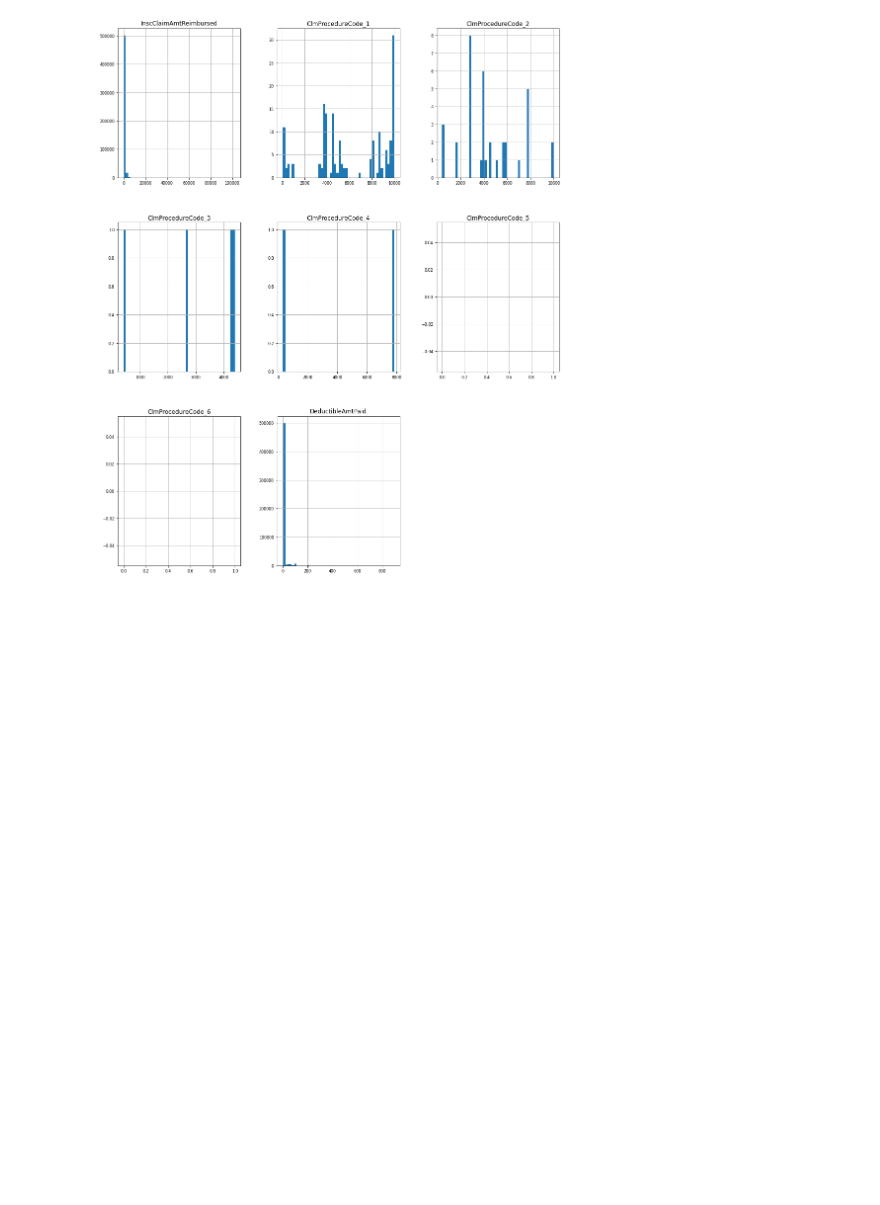
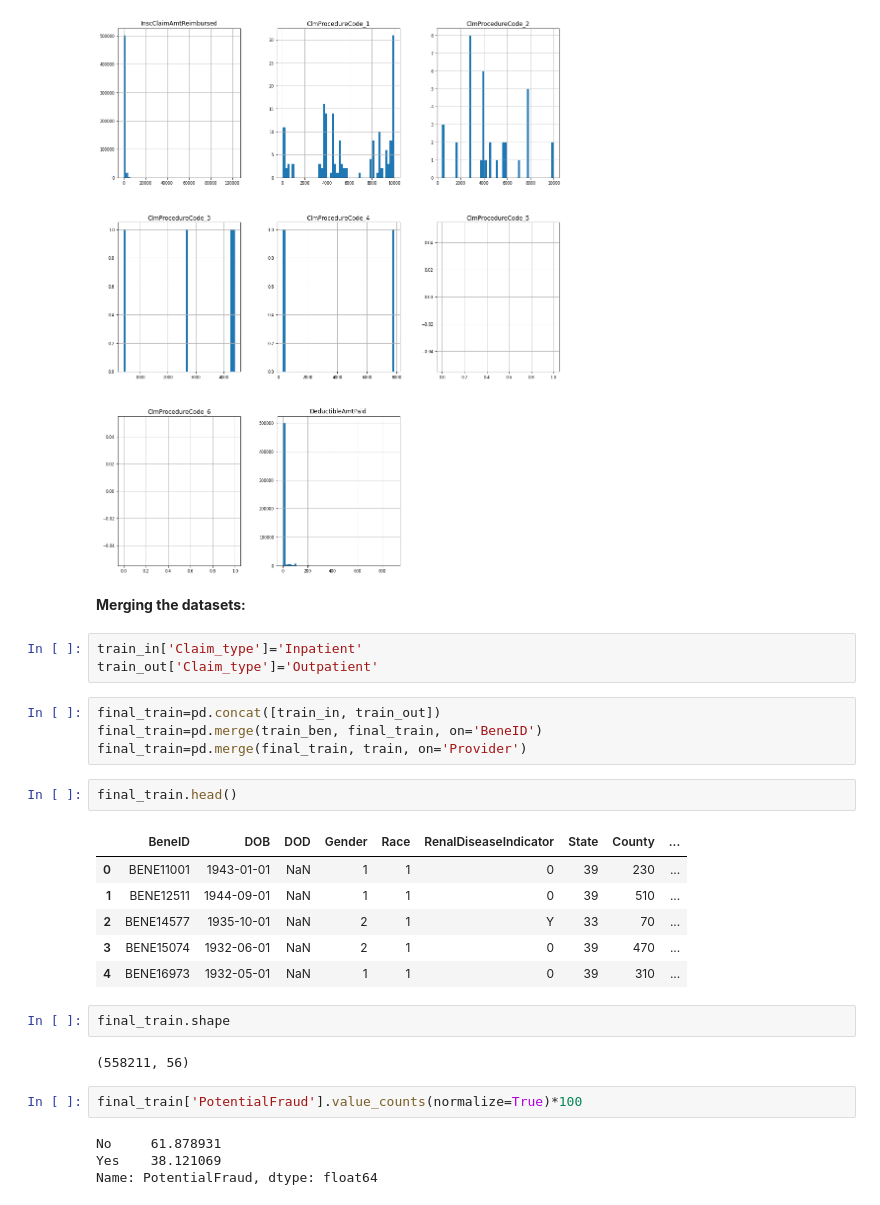
Before and after one commit to areias/healthcare_fraud, a Jupyter notebook: healthcare_fraud.ipynb, the cells around one changed output. Saved outputs shown, nothing was run; the diff lists cells and outputs as text; blank space fills up the shorter version.

Commit message:
merge

```diff
--- a/healthcare_fraud.ipynb
+++ b/healthcare_fraud.ipynb
@@ -358,3 +388,31 @@ train_out.corr().round(2)
 train_out.hist(figsize=(16, 20), bins=50, xlabelsize=8, ylabelsize=8);
 # %% [output]
 [figure]
+# %% [markdown]
+**Merging the datasets:**
+# %%
+train_in['Claim_type']='Inpatient'
+train_out['Claim_type']='Outpatient'
+# %%
+final_train=pd.concat([train_in, train_out])
+final_train=pd.merge(train_ben, final_train, on='BeneID')
+final_train=pd.merge(final_train, train, on='Provider')
+# %%
+final_train.head()
+# %% [output]
+|  | BeneID | DOB | DOD | Gender | Race | RenalDiseaseIndicator | State | County | ... |
+| 0 | BENE11001 | 1943-01-01 | NaN | 1 | 1 | 0 | 39 | 230 | ... |
+| 1 | BENE12511 | 1944-09-01 | NaN | 1 | 1 | 0 | 39 | 510 | ... |
+| 2 | BENE14577 | 1935-10-01 | NaN | 2 | 1 | Y | 33 | 70 | ... |
+| 3 | BENE15074 | 1932-06-01 | NaN | 2 | 1 | 0 | 39 | 470 | ... |
+| 4 | BENE16973 | 1932-05-01 | NaN | 1 | 1 | 0 | 39 | 310 | ... |
+# %%
+final_train.shape
+# %% [output]
+(558211, 56)
+# %%
+final_train['PotentialFraud'].value_counts(normalize=True)*100
+# %% [output]
+No     61.878931
+Yes    38.121069
+Name: PotentialFraud, dtype: float64
```
Also changed, not shown: parts of 6 cells of this notebook.
